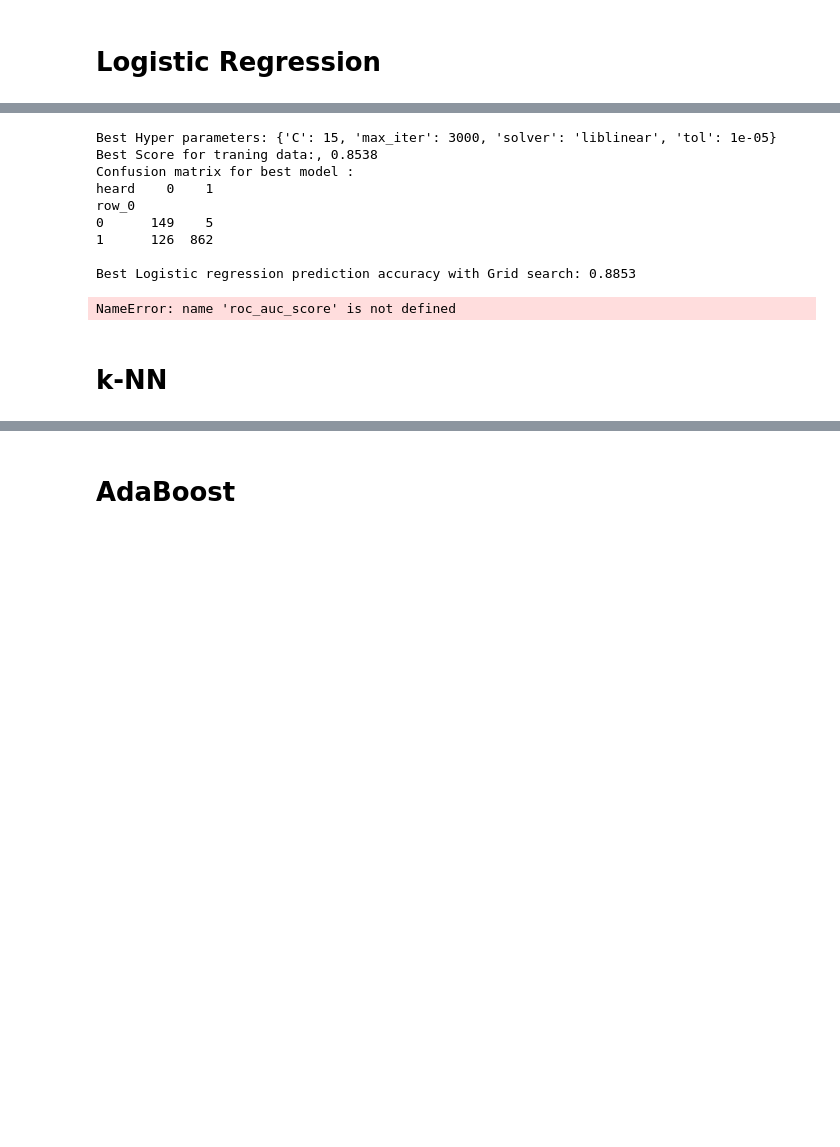
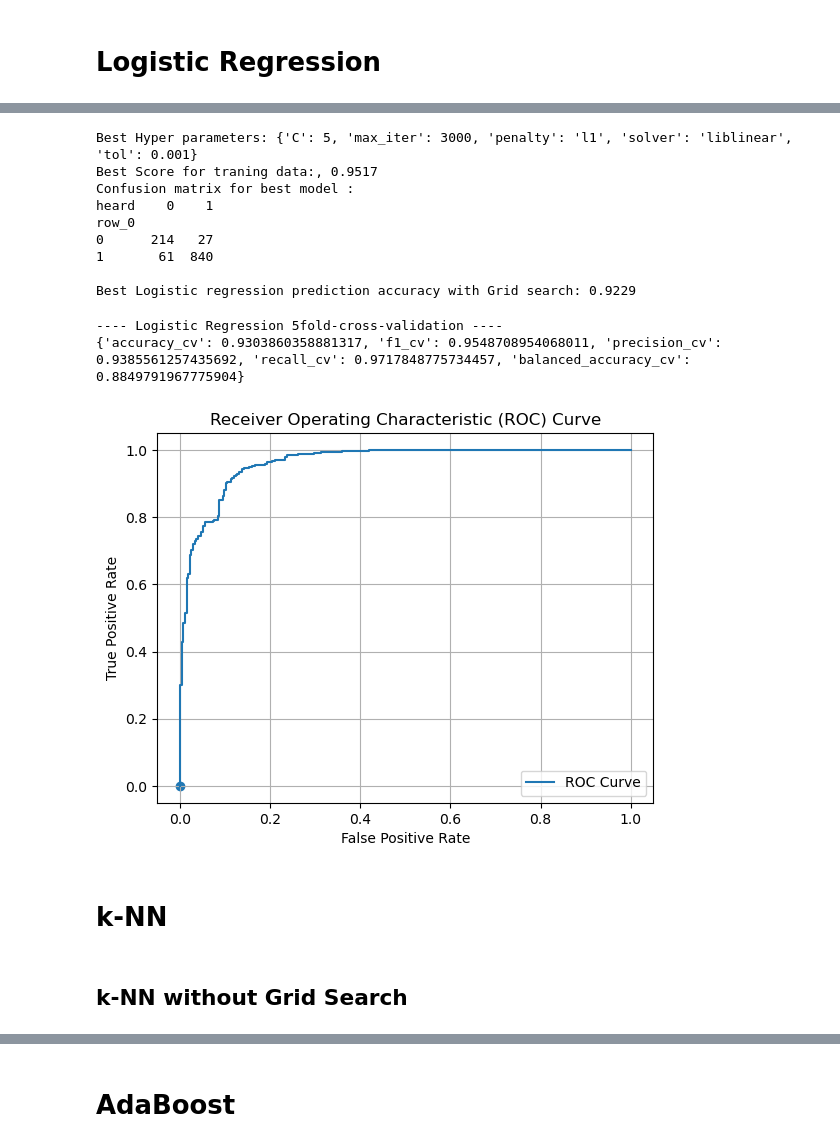
Before and after one commit to elisehammarstrom/statistical_machine_learning, a Jupyter notebook: sml-copy2.ipynb, the cells around one changed output, grey strips where cells are left out. Cells and saved outputs as stored; diff of their text form; code cells hidden in the pictures; blank space fills up the shorter version.

Commit message:
added 5K cross validation for all methods and removed convergence on logistic

```diff
--- a/sml-copy2.ipynb
+++ b/sml-copy2.ipynb
@@ -485,9 +501,10 @@ print(result_dict)
 # Define which parameters to search over
 grid_parameters = {
     'solver': ['lbfgs', 'liblinear', 'sag', 'saga'],
-    'C': [5, 10, 15],
+    'C': [0.01, 0.1, 1, 5, 10, 15],
     'tol': [1e-3, 1e-4, 1e-5],
-    'max_iter': [3000]
+    'max_iter': [3000],
+    'penalty': ['l1', 'l2']  # Add penalty options
 }
 
 #  logistic regression classifier
@@ -496,7 +513,7 @@ log_reg = LogisticRegression()
 # Grid search with cross-validation, train model for 2 different subsets and test it, based on accuracy, pararell runs to minimize run time
 grid_search = GridSearchCV(estimator=log_reg,  param_grid=grid_parameters, cv=3, scoring='roc_auc', n_jobs = -1)
 
-grid_search.fit(X_train, y_train) #train the model on all grid paramaters
+grid_search.fit(X_train_LR, y_train) #train the model on all grid paramaters
 
 # Get best parameters and best score
 tuned_parameters = grid_search.best_params_
@@ -508,11 +525,11 @@ print(f"Best Score for traning data:, {best_score:.4f}")
 #takes the best estimator for the model
 best_logreg_model = grid_search.best_estimator_
 
-best_logreg_model.fit(X_train, y_train) #train model on best parameters
+best_logreg_model.fit(X_train_LR, y_train) #train model on best parameters
 
 
 #predict X_test for best estimator
-logreg_grid_pred = best_logreg_model.predict_proba(X_test) # predicts X test values
+logreg_grid_pred = best_logreg_model.predict_proba(X_test_LR) # predicts X test values
 predicted_logreg_grid = np.where(logreg_grid_pred[:, 0] >= 0.5, 0, 1) #0 is not heard, 1 is heard
 
 
@@ -521,15 +538,15 @@ acc_logreg_grid = np.mean(predicted_logreg_grid == y_test) #accuracy for logisti
 print(f"Confusion matrix for best model :\n{pd.crosstab(predicted_logreg_grid, y_test)}\n")
 print(f"Best Logistic regression prediction accuracy with Grid search: {acc_logreg_grid:.4f}")
 # %% [output]
-Best Hyper parameters: {'C': 15, 'max_iter': 3000, 'solver': 'liblinear', 'tol': 1e-05}
-Best Score for traning data:, 0.8538
+Best Hyper parameters: {'C': 5, 'max_iter': 3000, 'penalty': 'l1', 'solver': 'liblinear', 'tol': 0.001}
+Best Score for traning data:, 0.9517
 Confusion matrix for best model :
 heard    0    1
 row_0
-0      149    5
-1      126  862
+0      214   27
+1       61  840
 
-Best Logistic regression prediction accuracy with Grid search: 0.8853
+Best Logistic regression prediction accuracy with Grid search: 0.9229
 # %%
 
 #How the threshold value affects the ROC for Logistic regression
@@ -542,46 +559,54 @@ for threshold in threshold_values:
     logreg_score = accuracy_score(y_test, predicted_logreg_threshold) #takes the accuracy_score for the different thresholds
     if logreg_score > best_score: #if the acc score is better than best_score, replace
         best_score = logreg_score
         best_threshold = threshold
 
 # Use the best threshold for predictions on the test data
-logreg_grid_pred_test = best_logreg_model.predict_proba(X_test)
+logreg_grid_pred_test = best_logreg_model.predict_proba(X_test_LR)
 pred_logreg_grid_test = (logreg_grid_pred_test[:, 1] >= best_threshold).astype(int)
 acc_logreg_grid_test = np.mean(pred_logreg_grid_test == y_test)
 auc_score_logreg = roc_auc_score(y_test, predicted_logreg_threshold)
-
-#print results
-print(f"Accuracy for logistic regression model on test set with best threshold: {acc_logreg_grid_test:.4f}")
-print(f"Confusion matrix for best model :\n{pd.crosstab(pred_logreg_grid_test, y_test)}\n")
-print(f"Best threshold found on validation set: {best_threshold}")
-print(f"AUC Score: {auc_score_logreg:.4f}")
 
 fpr, tpr, thresholds = roc_curve(y_test, logreg_grid_pred_test[:, 1]) #takes the false and negative positive and rate
 
 best_threshold_index = np.argmax(thresholds >= best_threshold)
 
+# Perform cross-validation
+scoring = {
+        'f1': make_scorer(f1_score),
+        'precision': make_scorer(precision_score),
+        'recall': make_scorer(recall_score),
+        'balanced_accuracy': make_scorer(balanced_accuracy_score)
+}
 
-f1_logreg = f1_score(y_test, pred_logreg_grid_test)#f1 score
-print(f"f1 score for logistic regression is: {f1_logreg:.4f}")
 
-prec_score_logreg = precision_score(y_test, pred_logreg_grid_test)#precision score
-print(f"precision score for logistic regression: {prec_score_logreg:.4f}")
+cv_results_accuracy = cross_val_score(best_logreg_model, X_train_LR, y_train, cv=5, scoring='accuracy')
+cv_results = cross_validate(best_logreg_model, X_train_LR, y_train, cv=5, scoring=scoring)
 
-recall_score_logreg = recall_score(y_test, pred_logreg_grid_test)#recall score
-print(f"recall score for logistic regression is: {recall_score_logreg:.4f}")
+# Extract and store the cross-validation scores
+result_dict = {}
+result_dict['accuracy_cv'] = cv_results_accuracy.mean()
+result_dict['f1_cv'] = np.mean(cv_results['test_f1'])
+result_dict['precision_cv'] = np.mean(cv_results['test_precision'])
+result_dict['recall_cv'] = np.mean(cv_results['test_recall'])
+result_dict['balanced_accuracy_cv'] = np.mean(cv_results['test_balanced_accuracy'])
 
+print("---- Logistic Regression 5fold-cross-validation ----")
+print(result_dict)
 
 
 #ROC curve
 plt.plot(fpr, tpr, label='ROC Curve')
 plt.scatter(fpr[best_threshold_index], tpr[best_threshold_index])
 plt.xlabel('False Positive Rate')
 plt.ylabel('True Positive Rate')
 plt.title('Receiver Operating Characteristic (ROC) Curve')
 plt.legend()
 plt.grid(True)
 plt.show()
 # %% [output]
-NameError: name 'roc_auc_score' is not defined
+---- Logistic Regression 5fold-cross-validation ----
+{'accuracy_cv': 0.9303860358881317, 'f1_cv': 0.9548708954068011, 'precision_cv': 0.9385561257435692, 'recall_cv': 0.9717848775734457, 'balanced_accuracy_cv': 0.8849791967775904}
+[figure, added]
 # %% [markdown]
 # k-NN
@@ -590,3 +613,5 @@ NameError: name 'roc_auc_score' is not defined
+# %% [markdown]
+## k-NN without Grid Search
 # %%
 #k-nn for one value
 model = skl_nb.KNeighborsClassifier(n_neighbors=36)
```
Also changed, not shown: parts of 12 cells of this notebook.
